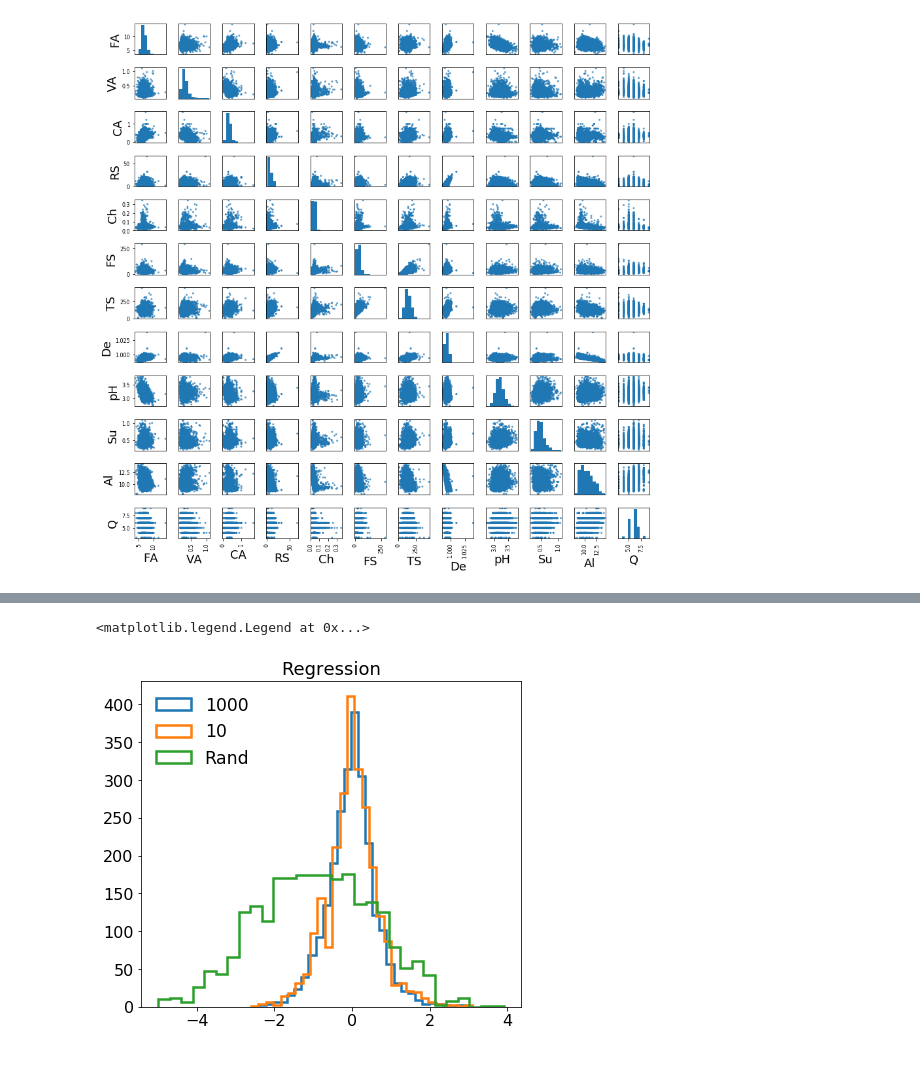
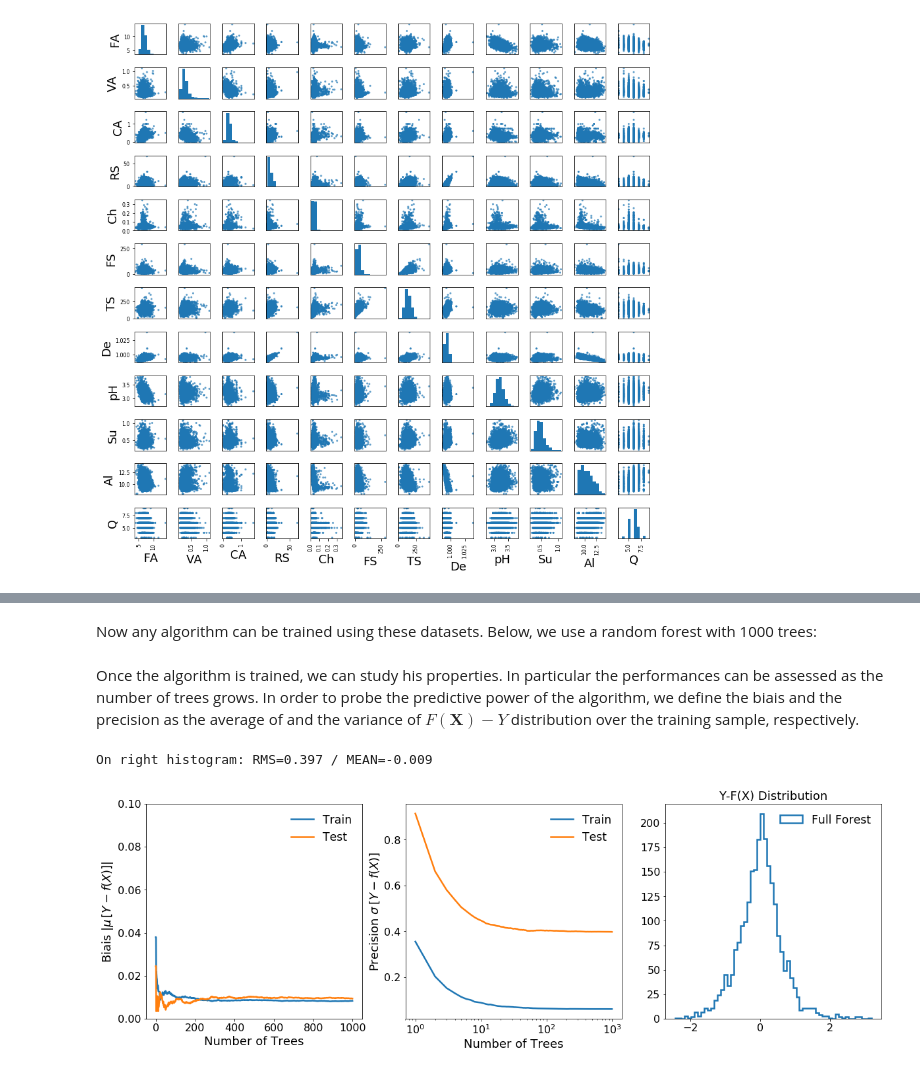
Before and after one commit to rmadar/ExamplesWithPython, a Jupyter notebook: NotebookExamples/WineQualityAnalysis.ipynb, the cells around one changed output, grey strips where cells are left out. Saved outputs shown, nothing was run; the diff lists cells and outputs as text; code cells hidden in the pictures.

Commit message:
add random forest regression and figure of merit

```diff
--- a/NotebookExamples/WineQualityAnalysis.ipynb
+++ b/NotebookExamples/WineQualityAnalysis.ipynb
@@ -60,20 +81,52 @@ dataY = mydata['Q']
 trainX, testX, trainY, testY = train_test_split(dataX, dataY, random_state=42, train_size=0.5)
+# %% [markdown]
+Now any algorithm can be trained using these datasets. Below, we use a random forest with 1000 trees:
 # %%
-rf_regre1000 = RandomForestRegressor(n_estimators=1000).fit(trainX, trainY)
-rf_regre100  = RandomForestRegressor(n_estimators=10 ).fit(trainX, trainY)
+rf_regre = RandomForestRegressor(n_estimators=1000,n_jobs=4).fit(trainX, trainY)
-# %%
-Ypred1000 = rf_regre1000.predict(testX)
-Ypred100  = rf_regre100.predict(testX)
-Yrand     = np.random.rand(len(testX))*4+3
-Ytrue=np.array(testY,dtype='float')
-
-plt.figure(figsize=(15,6))
-plt.subplot(121)
-plt.title('Regression')
-plt.hist( Ypred1000-Ytrue  ,bins=30, histtype='step', linewidth=2.5, label='1000')
-plt.hist( Ypred100 -Ytrue  ,bins=30, histtype='step', linewidth=2.5, label=  '10')
-plt.hist( Yrand -Ytrue     ,bins=30, histtype='step', linewidth=2.5, label=  'Rand')
-plt.legend()
-# %% [output]
-<matplotlib.legend.Legend at 0x...>
-[figure, removed]
+# %% [markdown]
+Once the algorithm is trained, we can study his properties. In particular the performances can be assessed as the number of trees grows. In order to probe the predictive power of the algorithm, we define the biais and the precision as the average of and the variance of $F(\boldsymbol{X})-Y$ distribution over the training sample, respectively.
+# %%
+plt.figure(figsize=(20,6))
+
+# 1. Check how the algorithm behaves with the number of trees
+for sX, sY, label in [(trainX, trainY, 'Train'), (testX, testY, 'Test')]:
+    predictions = np.zeros(len(sX))
+    curve_rms   = []
+    curve_mean  = []
+
+    predictions = np.array( [tree.predict(sX) for tree in rf_regre.estimators_] )
+    for i in range(0,rf_regre.n_estimators):
+        if (i==0):
+            Ypred=predictions[0]
+        else:
+            prediction_i = predictions[0:i]
+            Ypred = np.average(prediction_i,axis=0)
+
+        curve_rms .append( np.var(Ypred-sY) )
+        curve_mean.append( np.abs(np.average(Ypred-sY)) )
+
+    plt.subplot(131)
+    plt.plot(curve_mean,label=label)
+    plt.ylim(0.0,0.1)
+    plt.xlabel('Number of Trees')
+    plt.ylabel('Biais $|\mu\,[Y-f(X)]|$')
+    plt.legend()
+
+    plt.subplot(132)
+    plt.plot(curve_rms,label=label)
+    plt.ylabel('Precision $\sigma\,[Y-f(X)]$')
+    plt.xlabel('Number of Trees')
+    plt.semilogx()
+    plt.legend()
+
+# 2. Plot the distribution for the final prediction
+Ypred = rf_regre.predict(testX)
+Ytrue = testY
+plt.subplot(133)
+plt.title('Y-F(X) Distribution')
+plt.hist( Ypred-Ytrue ,bins=60, histtype='step', linewidth=2.5, label='Full Forest')
+plt.legend()
+print('On right histogram: RMS={:.3f} / MEAN={:0.3f}'.format( np.var(Ypred-Ytrue), np.average(Ypred-Ytrue) ) )
+# %% [output]
+On right histogram: RMS=0.397 / MEAN=-0.009
+[figure, added]
```
Also changed, not shown: parts of 10 cells of this notebook.
